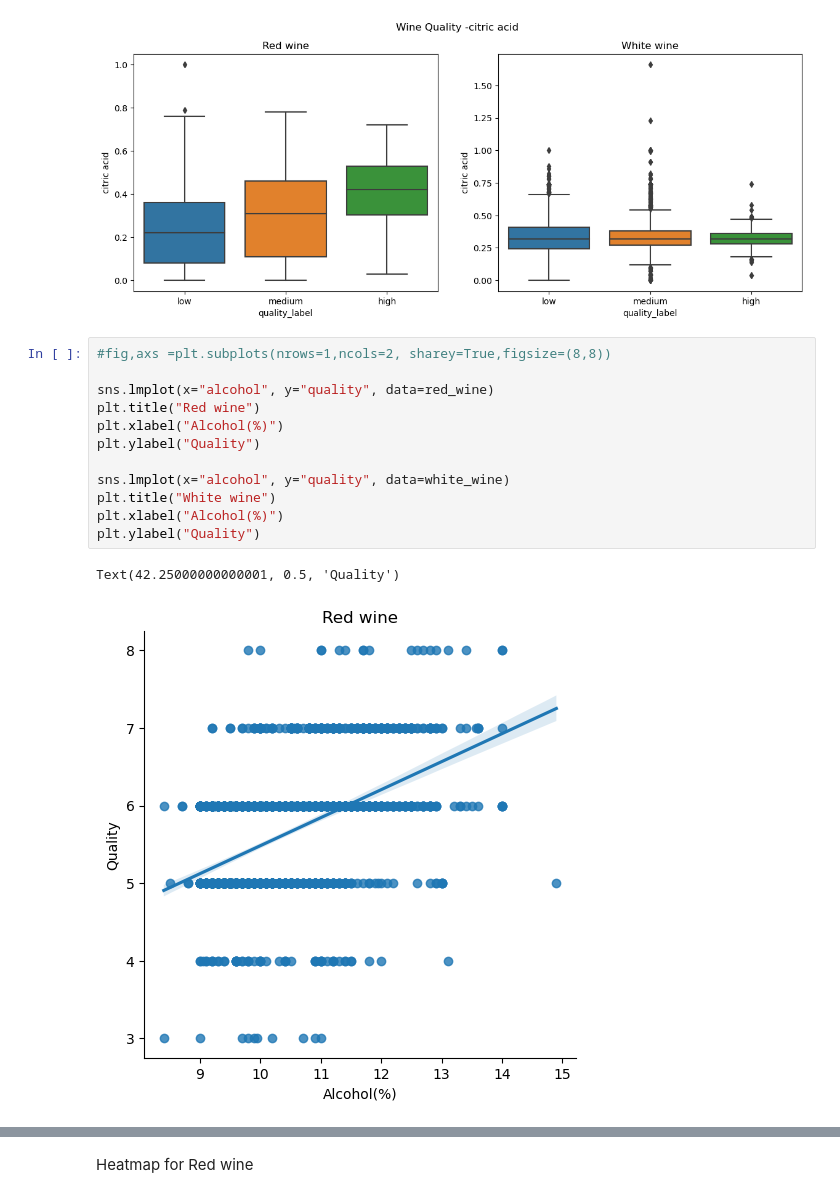
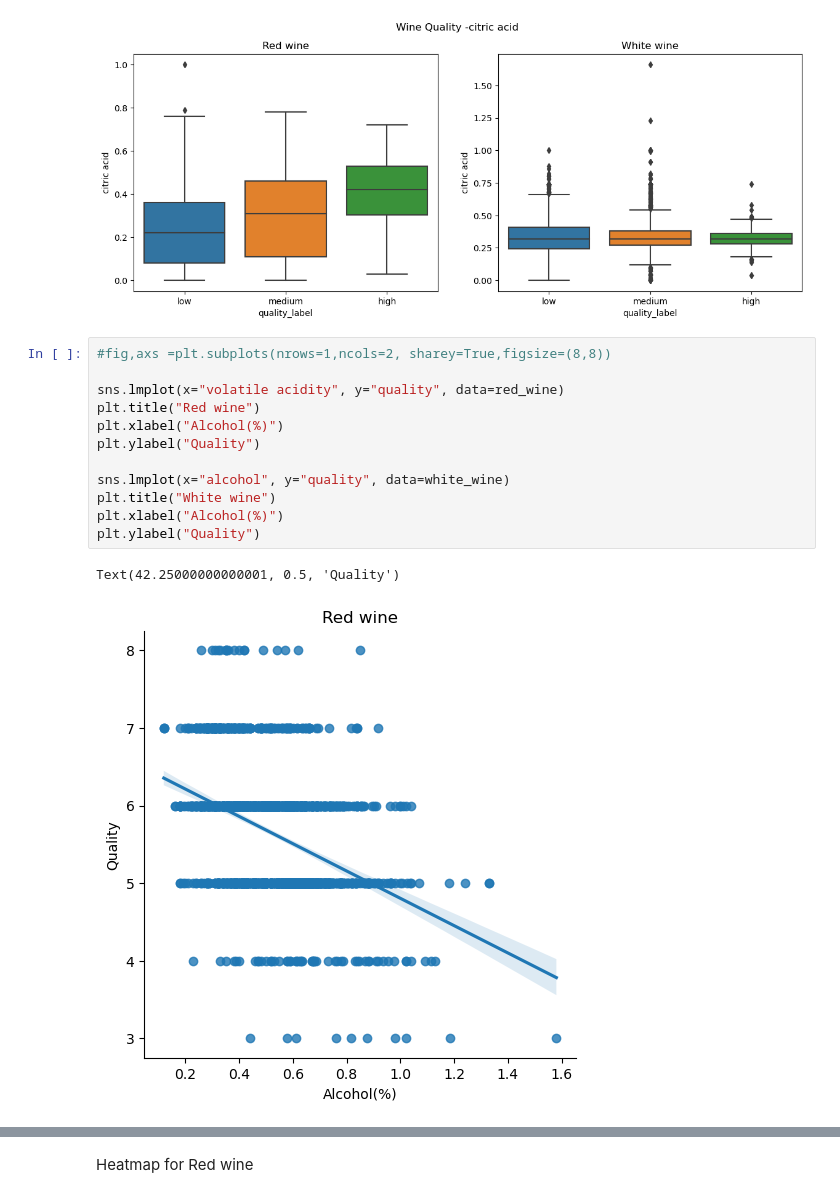
Before and after one commit to Godwin-Oti/Wine-Type-Analysis-and-Quality-Prediction-, a Jupyter notebook: Winery_project.ipynb, the cells around one changed output, grey strips where cells are left out. Saved outputs shown, nothing was run; the diff lists cells and outputs as text.

```diff
--- a/Winery_project.ipynb
+++ b/Winery_project.ipynb
@@ -422,18 +422,18 @@ Text(0.5, 0.98, 'Wine Quality -citric acid')
 # %%
 #fig,axs =plt.subplots(nrows=1,ncols=2, sharey=True,figsize=(8,8))
 
-sns.lmplot(x="alcohol", y="quality", data=red_wine)
+sns.lmplot(x="volatile acidity", y="quality", data=red_wine)
 plt.title("Red wine")
 plt.xlabel("Alcohol(%)")
 plt.ylabel("Quality")
 
 sns.lmplot(x="alcohol", y="quality", data=white_wine)
 plt.title("White wine")
 plt.xlabel("Alcohol(%)")
 plt.ylabel("Quality")
 # %% [output]
 Text(42.25000000000001, 0.5, 'Quality')
-[figure, old version]
+[figure, new version]
 [figure]
 # %% [markdown]
 Heatmap for Red wine
```
Also changed, not shown: parts of 3 cells of this notebook.
